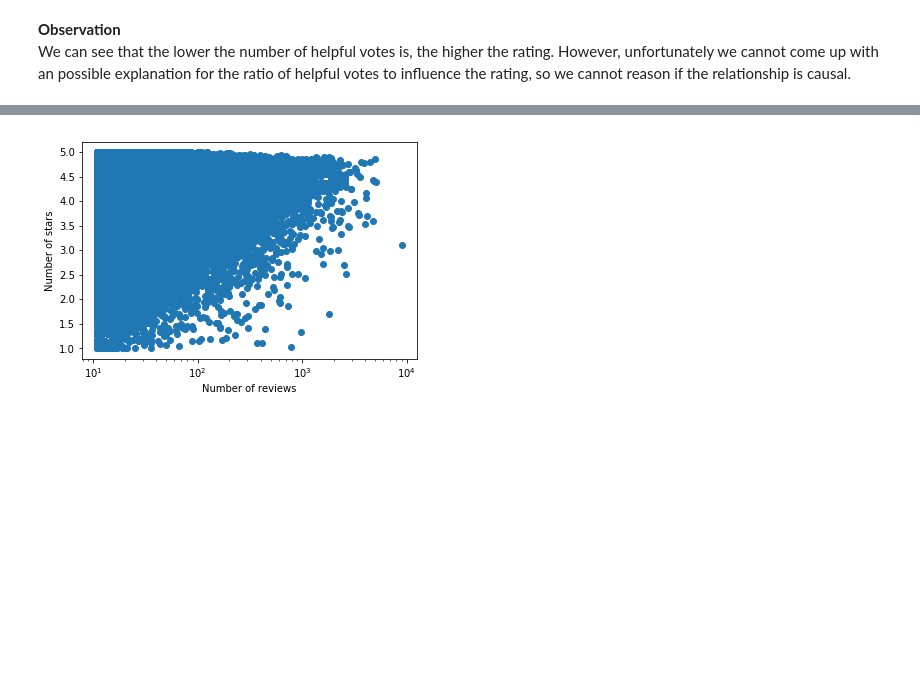
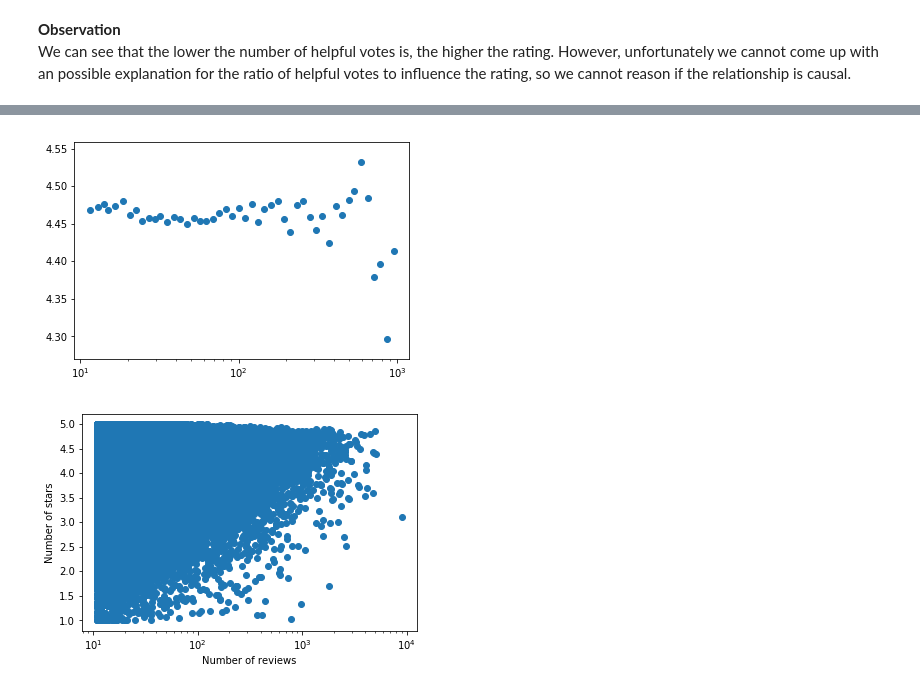
Before and after one commit to Billotais/cs_401_project, a Jupyter notebook: notebook.ipynb, the cells around one changed output, grey strips where cells are left out. Saved outputs shown, nothing was run; the diff lists cells and outputs as text; code cells hidden in the pictures; blank space fills up the shorter version.

```diff
--- a/notebook.ipynb
+++ b/notebook.ipynb
@@ -126,3 +132,6 @@ sns.jointplot(x = by_product['ratio_helpful'], y = by_product['rating'], kind='k
 # %% [markdown]
 **Observation**<br>
 We can see that the lower the number of helpful votes is, the higher the rating. However, unfortunately we cannot come up with an possible explanation for the ratio of helpful votes to influence the rating, so we cannot reason if the relationship is causal.
+# %%
+grouped_product_n_reviews = by_product.groupby([pd.cut(by_product['n_reviews'], bins=np.logspace(1, 3), include_lowest=True)]).mean()
+grouped_product_n_reviews
@@ -129,3 +157,8 @@ We can see that the lower the number of helpful votes is, the higher the rating.
+# %%
+plt.scatter(grouped_product_n_reviews['n_reviews'], grouped_product_n_reviews['rating'])
+plt.xscale('log')
+# %% [output]
+[figure, added]
 # %%
 plt.scatter(by_product['n_reviews'], by_product['rating'])
 plt.xscale('log')
```
Also changed, not shown: parts of 43 cells of this notebook.
